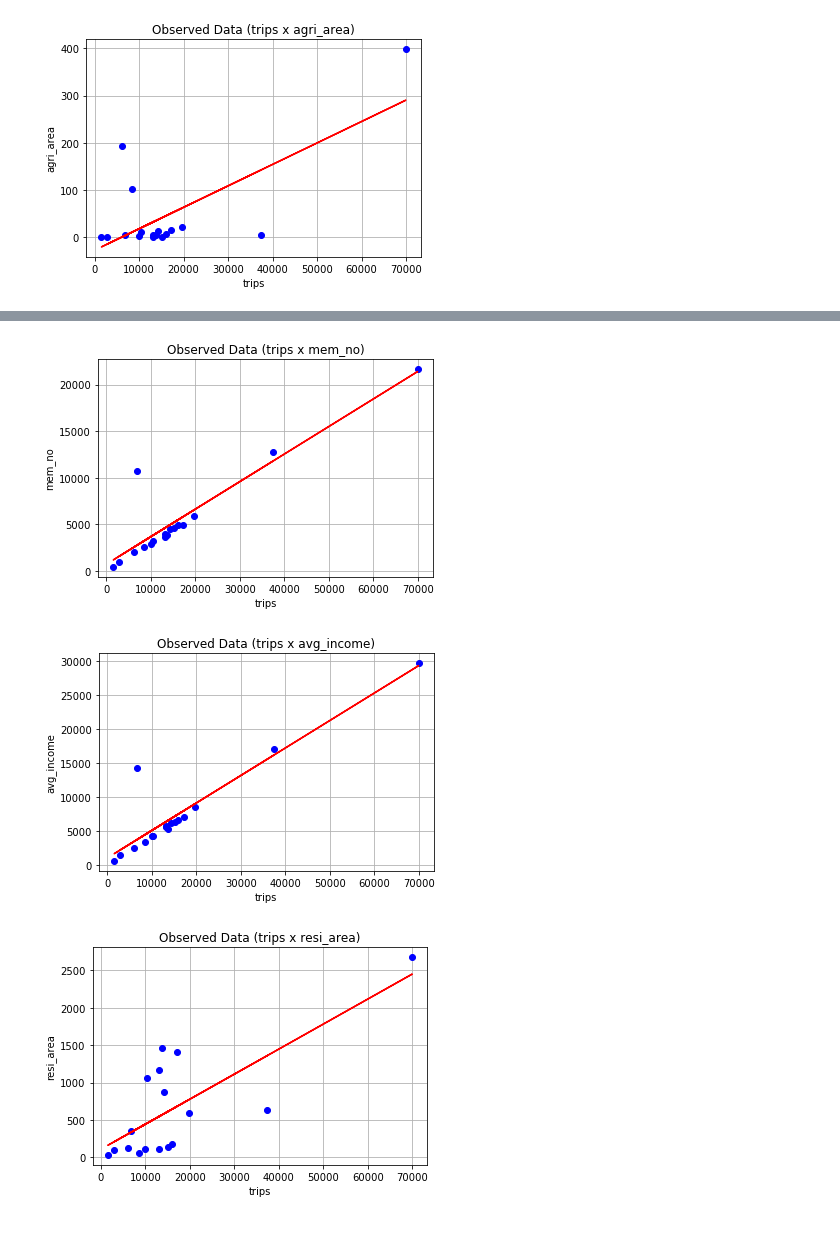
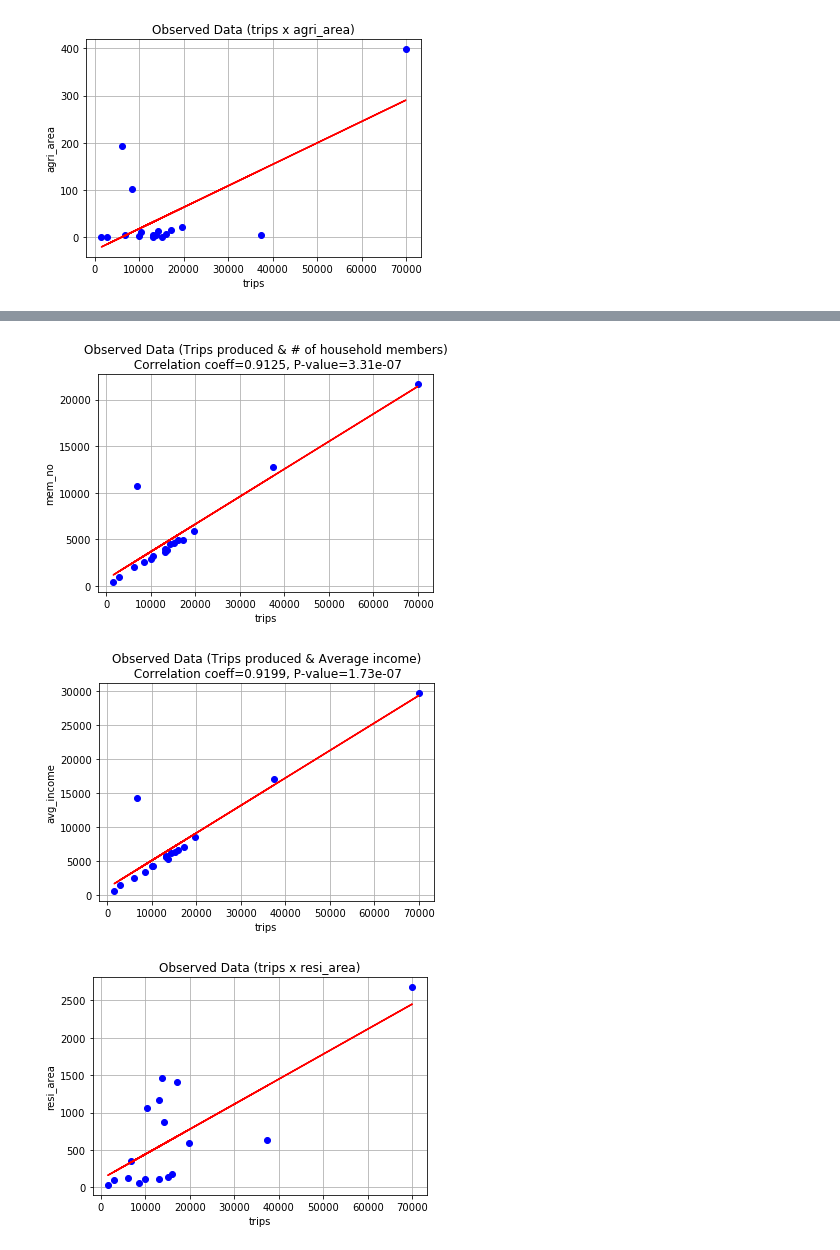
Before and after one commit to XGBXGB/Via_Travel_Demand, a Jupyter notebook: notebook/Travel Demand Via Latest NB.ipynb, the cells around one changed output, grey strips where cells are left out. Saved outputs shown, nothing was run; the diff lists cells and outputs as text; code cells hidden in the pictures.

```diff
--- a/notebook/Travel Demand Via Latest NB.ipynb
+++ b/notebook/Travel Demand Via Latest NB.ipynb
@@ -612,27 +690,27 @@ fit = np.polyfit(x, y, deg=1)
 plt.plot(x, fit[0] * x + fit[1], color='red')
 plt.xlabel('trips')
 plt.ylabel('mem_no')
-plt.title('Observed Data (trips x mem_no)')
+plt.title('Observed Data (Trips produced & # of household members)\n Correlation coeff=0.9125, P-value=3.31e-07')
 plt.grid(True)
 # plt.axis([0, 220, 0, 120])
 plt.show()
 # %% [output]
-[figure, old version]
+[figure, new version]
 # %%
 df = regression.getDataFrame()
 plt.plot(df["trips"], df["avg_income"], 'bo')
 x = df["trips"]
 y = df["avg_income"]
 fit = np.polyfit(x, y, deg=1)
 plt.plot(x, fit[0] * x + fit[1], color='red')
 plt.xlabel('trips')
 plt.ylabel('avg_income')
-plt.title('Observed Data (trips x avg_income)')
+plt.title('Observed Data (Trips produced & Average income)\n Correlation coeff=0.9199, P-value=1.73e-07')
 plt.grid(True)
 # plt.axis([0, 220, 0, 120])
 plt.show()
 # %% [output]
-[figure, old version]
+[figure, new version]
 # %%
 df = regression.getDataFrame()
 plt.plot(df["trips"], df["resi_area"], 'bo')
```
Also changed, not shown: parts of 23 cells of this notebook.
